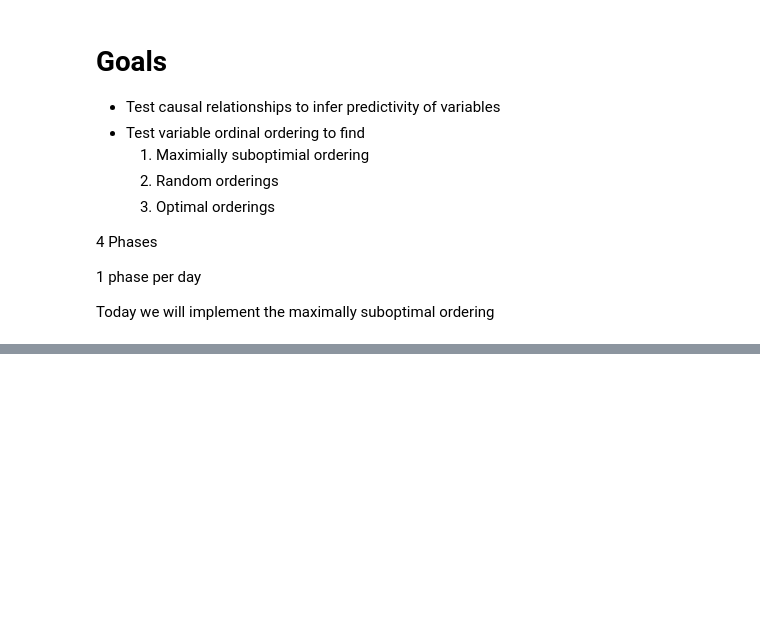
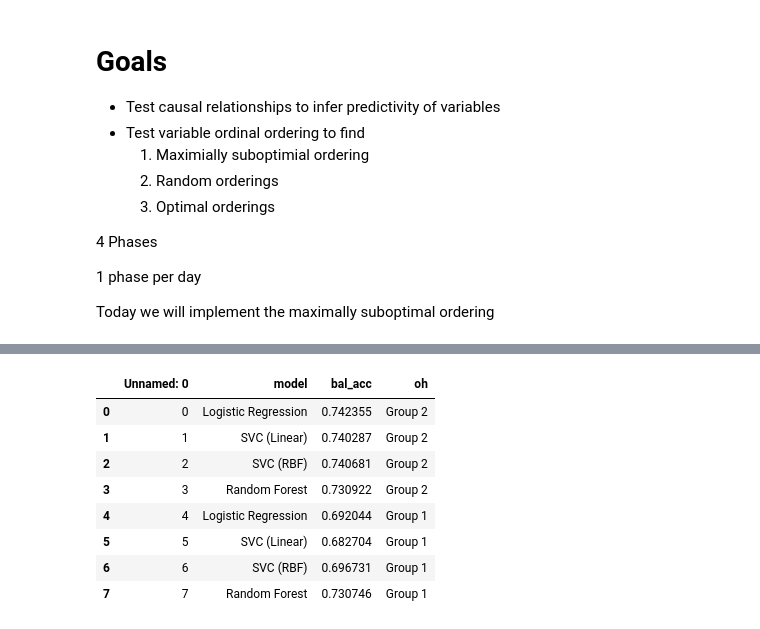
Before and after one commit to danielkopp4/Citation-Forecaster, a Jupyter notebook: analysis/exierment.ipynb, the cells around one changed output, grey strips where cells are left out. Saved outputs shown, nothing was run; the diff lists cells and outputs as text; code cells hidden in the pictures; blank space fills up the shorter version.

```diff
--- a/analysis/exierment.ipynb
+++ b/analysis/exierment.ipynb
@@ -482,0 +449,12 @@ KeyboardInterrupt:
+# %%
+grouped_half
+# %% [output]
+|  | Unnamed: 0 | model | bal_acc | oh |
+| 0 | 0 | Logistic Regression | 0.742355 | Group 2 |
+| 1 | 1 | SVC (Linear) | 0.740287 | Group 2 |
+| 2 | 2 | SVC (RBF) | 0.740681 | Group 2 |
+| 3 | 3 | Random Forest | 0.730922 | Group 2 |
+| 4 | 4 | Logistic Regression | 0.692044 | Group 1 |
+| 5 | 5 | SVC (Linear) | 0.682704 | Group 1 |
+| 6 | 6 | SVC (RBF) | 0.696731 | Group 1 |
+| 7 | 7 | Random Forest | 0.730746 | Group 1 |
```
Also changed, not shown: parts of 26 cells of this notebook.
